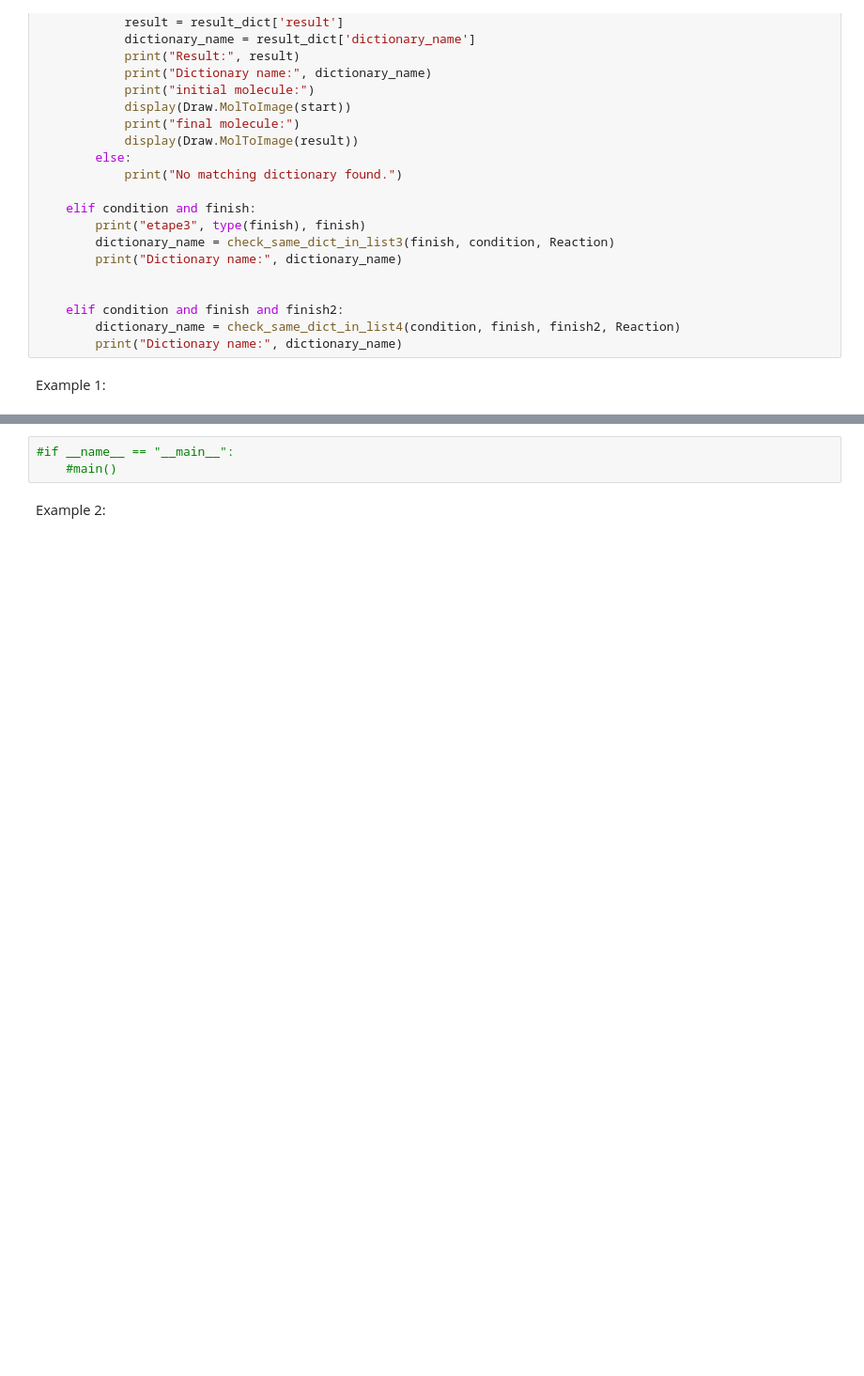
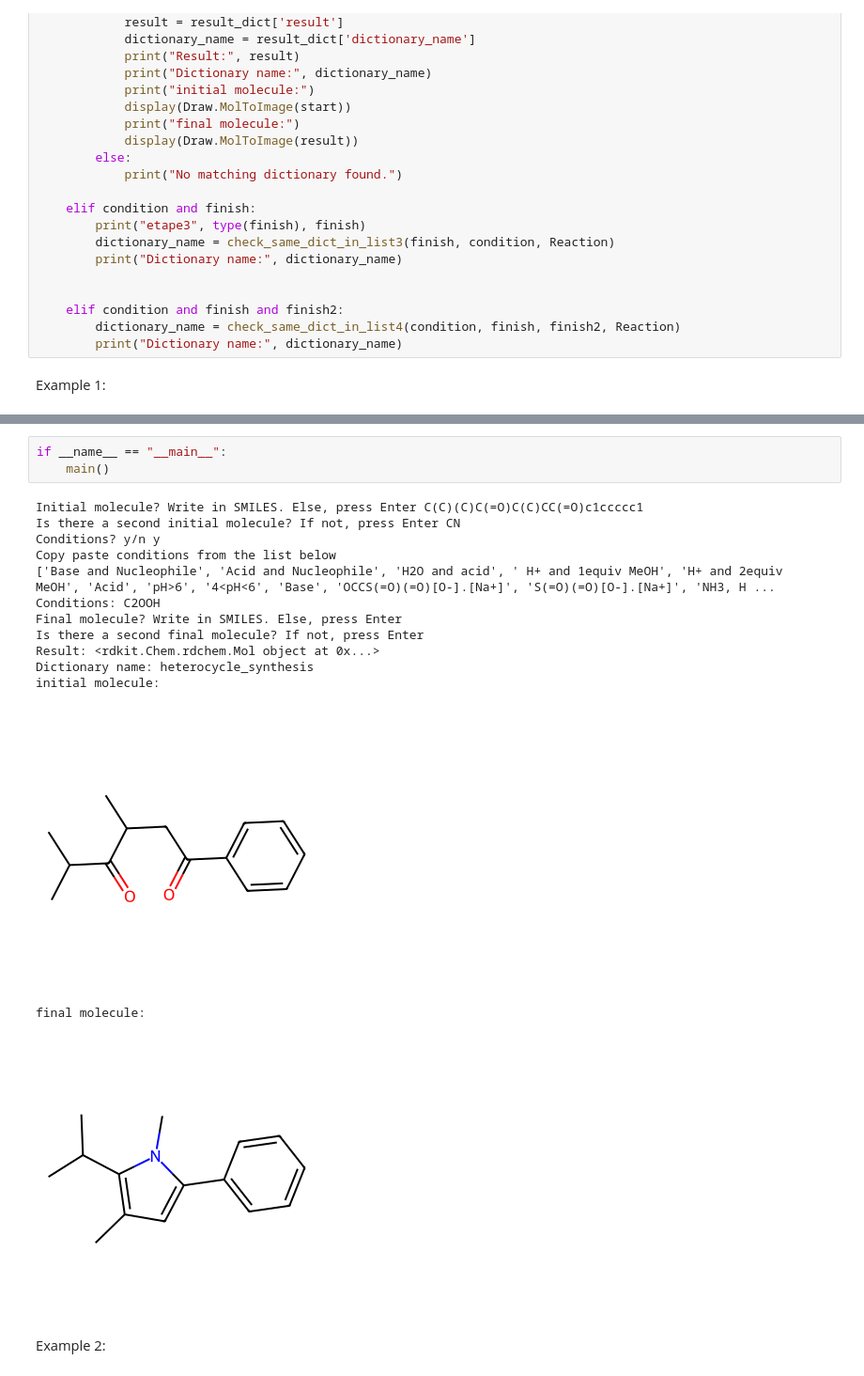
Before and after one commit to emnabelgharbia/FROI-PPC-Project-, a Jupyter notebook: Main/Report.ipynb, the cells around one changed output, grey strips where cells are left out. Shown: that part at 94% size. Cells and saved outputs as stored; diff of their text form; blank space fills up the shorter version.

```diff
--- a/Main/Report.ipynb
+++ b/Main/Report.ipynb
@@ -291,5 +302,20 @@ def main():
 # %%
-#if __name__ == "__main__":
-    #main()
+if __name__ == "__main__":
+    main()
+# %% [output]
+Initial molecule? Write in SMILES. Else, press Enter C(C)(C)C(=O)C(C)CC(=O)c1ccccc1
+Is there a second initial molecule? If not, press Enter CN
+Conditions? y/n y
+Copy paste conditions from the list below
+['Base and Nucleophile', 'Acid and Nucleophile', 'H2O and acid', ' H+ and 1equiv MeOH', 'H+ and 2equiv MeOH', 'Acid', 'pH>6', '4<pH<6', 'Base', 'OCCS(=O)(=O)[O-].[Na+]', 'S(=O)(=O)[O-].[Na+]', 'NH3, H ...
+Conditions: C2OOH
+Final molecule? Write in SMILES. Else, press Enter
+Is there a second final molecule? If not, press Enter
+Result: <rdkit.Chem.rdchem.Mol object at 0x...>
+Dictionary name: heterocycle_synthesis
+initial molecule:
+[figure, added]
+final molecule:
+[figure, added]
 # %% [markdown]
 <div style="font-size:11pt;"> Example 2:  </div>
```
Also changed, not shown: parts of 6 cells of this notebook, 2 other files.
